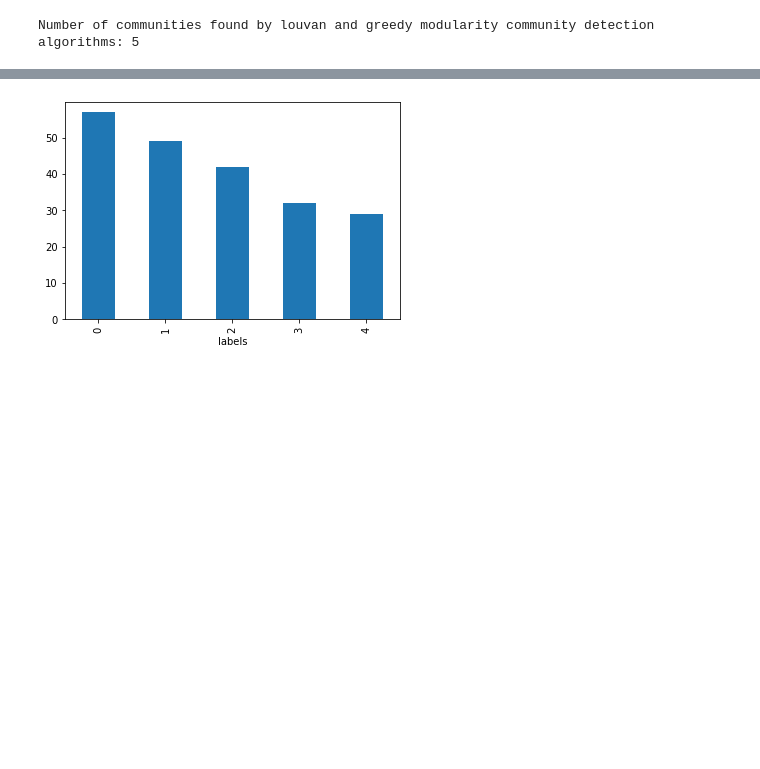
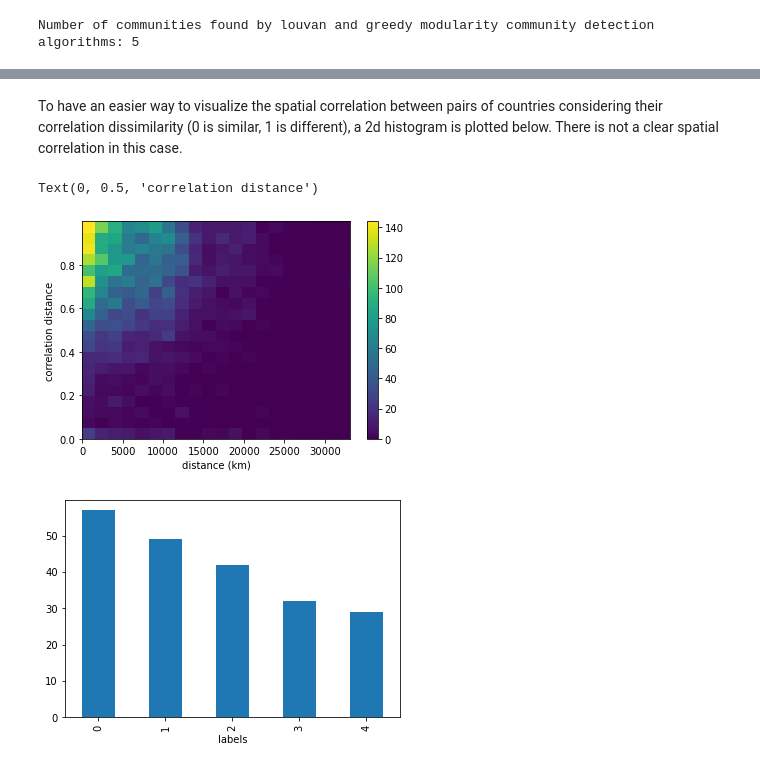
Before and after one commit to RogelioLozano/AOFFTN, a Jupyter notebook: Exploration_V3/network_based_TSclust.ipynb, the cells around one changed output, grey strips where cells are left out. Cells and saved outputs as stored; diff of their text form; code cells hidden in the pictures; blank space fills up the shorter version.

Commit message:
added spatial correlation.

```diff
--- a/Exploration_V3/network_based_TSclust.ipynb
+++ b/Exploration_V3/network_based_TSclust.ipynb
@@ -220,6 +220,28 @@ mergd_afex_communities = pivot_afex.T.merge(df_communities,on='country')
 df_communities.to_excel('cluster_correlation.xlsx')
 # %% [markdown]
 ![image.png](correlation_clust.png)
+# %% [markdown]
+To have an easier way to visualize the spatial correlation between pairs of countries considering their correlation dissimilarity (0 is similar, 1 is different), a 2d histogram is plotted below. There is not a clear spatial correlation in this case.
+# %%
+D_copy = Distance_matrix.copy()
+
+D_copy.columns.name='exporter'
+
+D_copy.index.name='importer'
+
+D_copy=D_copy.where(np.triu(np.ones(Distance_matrix.shape,dtype=bool),1)).stack().reset_index(name='corr_distance')
+
+comparison_distances = pd.read_csv('pairing_data/for_distance_pairing/distances_countries_inKM.csv',index_col=0)
+
+merged_spatial_structure = D_copy.merge(comparison_distances,on=['importer','exporter'])
+
+_=plt.hist2d(y=merged_spatial_structure['corr_distance'],x=merged_spatial_structure['distance_Km'],bins=20)
+plt.colorbar()
+plt.xlabel('distance (km)')
+plt.ylabel('correlation distance')
+# %% [output]
+Text(0, 0.5, 'correlation distance')
+[figure, added]
 # %%
 _=(mergd_afex_communities.groupby('labels').count()['country']).plot.bar() # Number of countries per community
 # %% [output]
```
Also changed, not shown: parts of 1 cell of this notebook.
